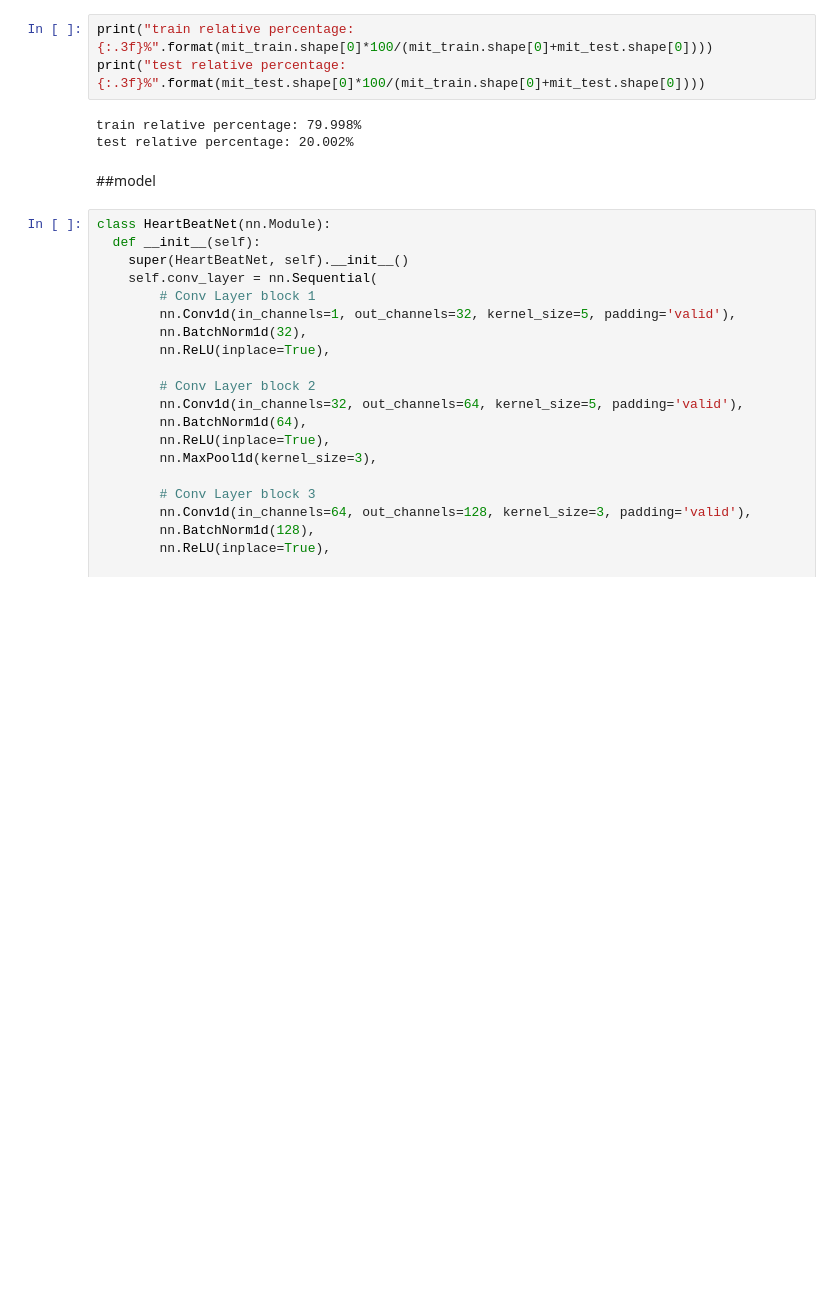
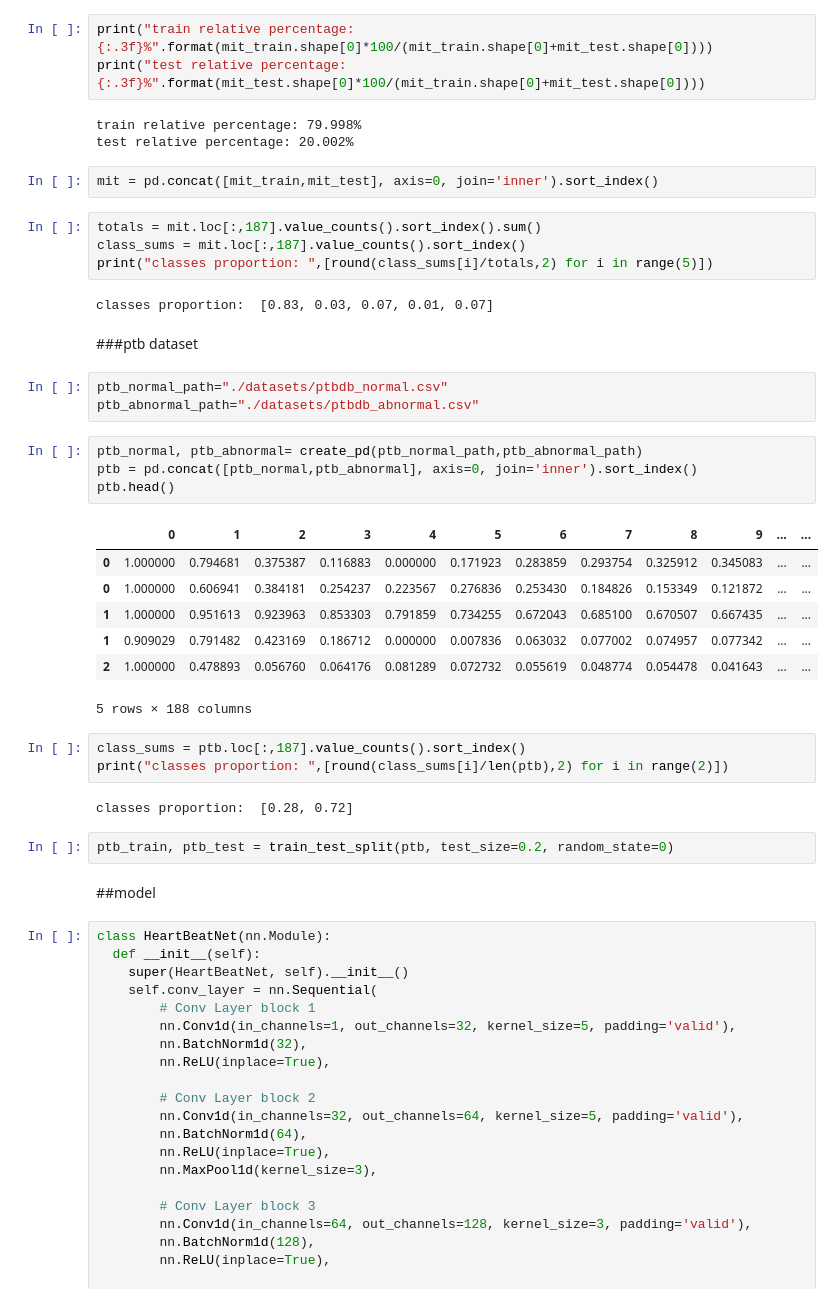
Before and after one commit to gilad-altshuler/ECG-classification, a Jupyter notebook: ECG_classification.ipynb, the cells around one changed output. Cells and saved outputs as stored; diff of their text form; blank space fills up the shorter version.

```diff
--- a/ECG_classification.ipynb
+++ b/ECG_classification.ipynb
@@ -51,6 +51,38 @@ print("test relative percentage: {:.3f}%".format(mit_test.shape[0]*100/(mit_trai
 # %% [output]
 train relative percentage: 79.998%
 test relative percentage: 20.002%
+# %%
+mit = pd.concat([mit_train,mit_test], axis=0, join='inner').sort_index()
+# %%
+totals = mit.loc[:,187].value_counts().sort_index().sum()
+class_sums = mit.loc[:,187].value_counts().sort_index()
+print("classes proportion: ",[round(class_sums[i]/totals,2) for i in range(5)])
+# %% [output]
+classes proportion:  [0.83, 0.03, 0.07, 0.01, 0.07]
+# %% [markdown]
+###ptb dataset
+# %%
+ptb_normal_path="./datasets/ptbdb_normal.csv"
+ptb_abnormal_path="./datasets/ptbdb_abnormal.csv"
+# %%
+ptb_normal, ptb_abnormal= create_pd(ptb_normal_path,ptb_abnormal_path)
+ptb = pd.concat([ptb_normal,ptb_abnormal], axis=0, join='inner').sort_index()
+ptb.head()
+# %% [output]
+|  | 0 | 1 | 2 | 3 | 4 | 5 | 6 | 7 | 8 | 9 | ... | ... |
+| 0 | 1.000000 | 0.794681 | 0.375387 | 0.116883 | 0.000000 | 0.171923 | 0.283859 | 0.293754 | 0.325912 | 0.345083 | ... | ... |
+| 0 | 1.000000 | 0.606941 | 0.384181 | 0.254237 | 0.223567 | 0.276836 | 0.253430 | 0.184826 | 0.153349 | 0.121872 | ... | ... |
+| 1 | 1.000000 | 0.951613 | 0.923963 | 0.853303 | 0.791859 | 0.734255 | 0.672043 | 0.685100 | 0.670507 | 0.667435 | ... | ... |
+| 1 | 0.909029 | 0.791482 | 0.423169 | 0.186712 | 0.000000 | 0.007836 | 0.063032 | 0.077002 | 0.074957 | 0.077342 | ... | ... |
+| 2 | 1.000000 | 0.478893 | 0.056760 | 0.064176 | 0.081289 | 0.072732 | 0.055619 | 0.048774 | 0.054478 | 0.041643 | ... | ... |
+5 rows × 188 columns
+# %%
+class_sums = ptb.loc[:,187].value_counts().sort_index()
+print("classes proportion: ",[round(class_sums[i]/len(ptb),2) for i in range(2)])
+# %% [output]
+classes proportion:  [0.28, 0.72]
+# %%
+ptb_train, ptb_test = train_test_split(ptb, test_size=0.2, random_state=0)
 # %% [markdown]
 ##model
 # %%
```
Also changed, not shown: parts of 19 cells of this notebook.
